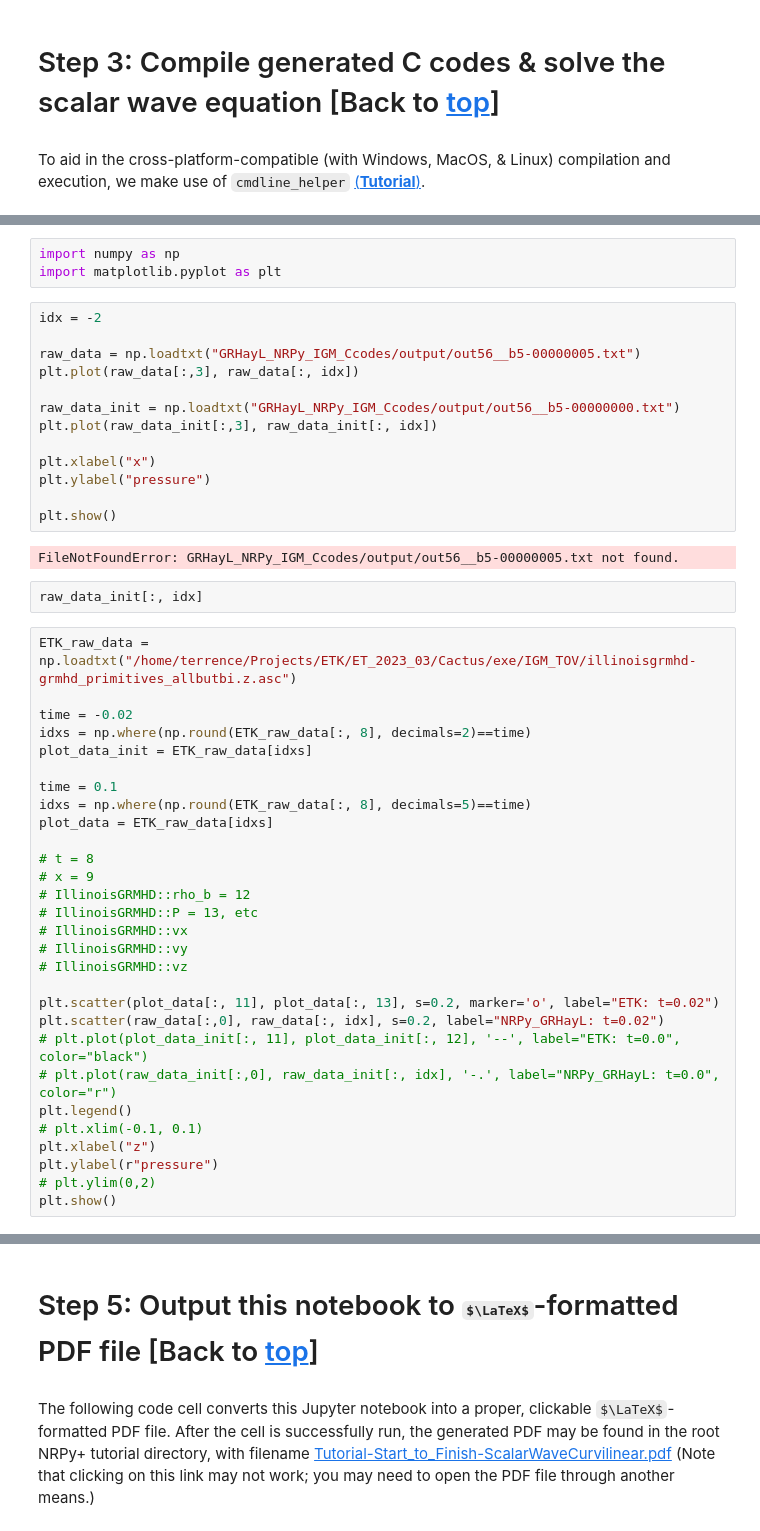
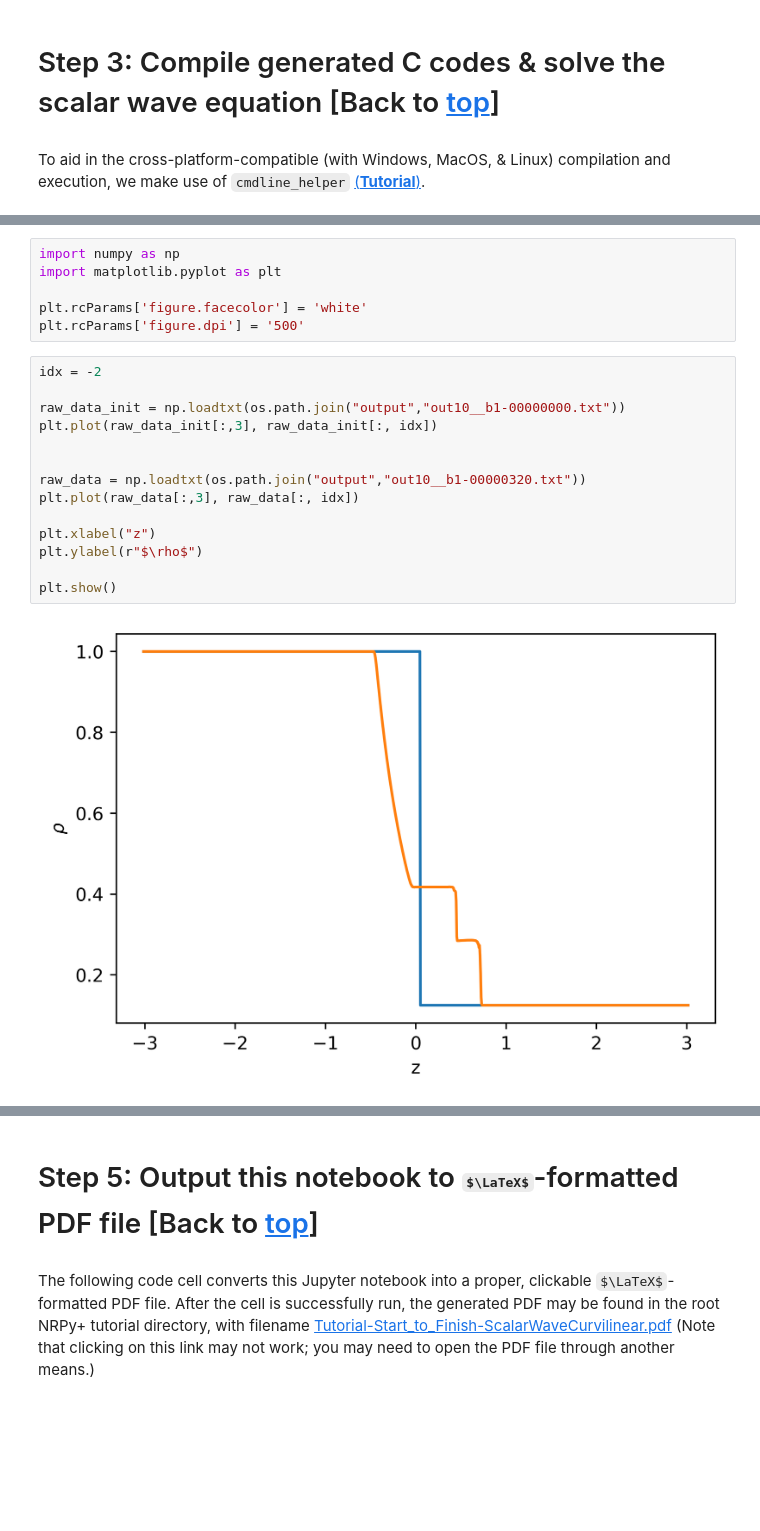
Before and after one commit to GRHayL/GRHayL, a Jupyter notebook: implementations/GRHayL_NRPy_IGM/Tutorial-GRHayL_NRPy_IGM.ipynb, the cells around one changed output, grey strips where cells are left out. Cells and saved outputs as stored; diff of their text form; some formulas as TeX source; blank space fills up the shorter version.

```diff
--- a/implementations/GRHayL_NRPy_IGM/Tutorial-GRHayL_NRPy_IGM.ipynb
+++ b/implementations/GRHayL_NRPy_IGM/Tutorial-GRHayL_NRPy_IGM.ipynb
@@ -2521,49 +1928,22 @@ Finished compilation.
 # %%
 import numpy as np
 import matplotlib.pyplot as plt
+
+plt.rcParams['figure.facecolor'] = 'white'
+plt.rcParams['figure.dpi'] = '500'
 # %%
 idx = -2
 
-raw_data = np.loadtxt("GRHayL_NRPy_IGM_Ccodes/output/out56__b5-00000005.txt")
+raw_data_init = np.loadtxt(os.path.join("output","out10__b1-00000000.txt"))
+plt.plot(raw_data_init[:,3], raw_data_init[:, idx])
+
+
+raw_data = np.loadtxt(os.path.join("output","out10__b1-00000320.txt"))
 plt.plot(raw_data[:,3], raw_data[:, idx])
 
-raw_data_init = np.loadtxt("GRHayL_NRPy_IGM_Ccodes/output/out56__b5-00000000.txt")
-plt.plot(raw_data_init[:,3], raw_data_init[:, idx])
-
-plt.xlabel("x")
-plt.ylabel("pressure")
+plt.xlabel("z")
+plt.ylabel(r"$\rho$")
 
 plt.show()
 # %% [output]
-FileNotFoundError: GRHayL_NRPy_IGM_Ccodes/output/out56__b5-00000005.txt not found.
+[figure, added]
-# %%
-raw_data_init[:, idx]
-# %%
-ETK_raw_data = np.loadtxt("/home/terrence/Projects/ETK/ET_2023_03/Cactus/exe/IGM_TOV/illinoisgrmhd-grmhd_primitives_allbutbi.z.asc")
-
-time = -0.02
-idxs = np.where(np.round(ETK_raw_data[:, 8], decimals=2)==time)
-plot_data_init = ETK_raw_data[idxs]
-
-time = 0.1
-idxs = np.where(np.round(ETK_raw_data[:, 8], decimals=5)==time)
-plot_data = ETK_raw_data[idxs]
-
-# t = 8
-# x = 9
-# IllinoisGRMHD::rho_b = 12
-# IllinoisGRMHD::P = 13, etc
-# IllinoisGRMHD::vx
-# IllinoisGRMHD::vy
-# IllinoisGRMHD::vz
-
-plt.scatter(plot_data[:, 11], plot_data[:, 13], s=0.2, marker='o', label="ETK: t=0.02")
-plt.scatter(raw_data[:,0], raw_data[:, idx], s=0.2, label="NRPy_GRHayL: t=0.02")
-# plt.plot(plot_data_init[:, 11], plot_data_init[:, 12], '--', label="ETK: t=0.0", color="black")
-# plt.plot(raw_data_init[:,0], raw_data_init[:, idx], '-.', label="NRPy_GRHayL: t=0.0", color="r")
-plt.legend()
-# plt.xlim(-0.1, 0.1)
-plt.xlabel("z")
-plt.ylabel(r"pressure")
-# plt.ylim(0,2)
-plt.show()
```
Also changed, not shown: parts of 21 cells of this notebook, 1 other file.
